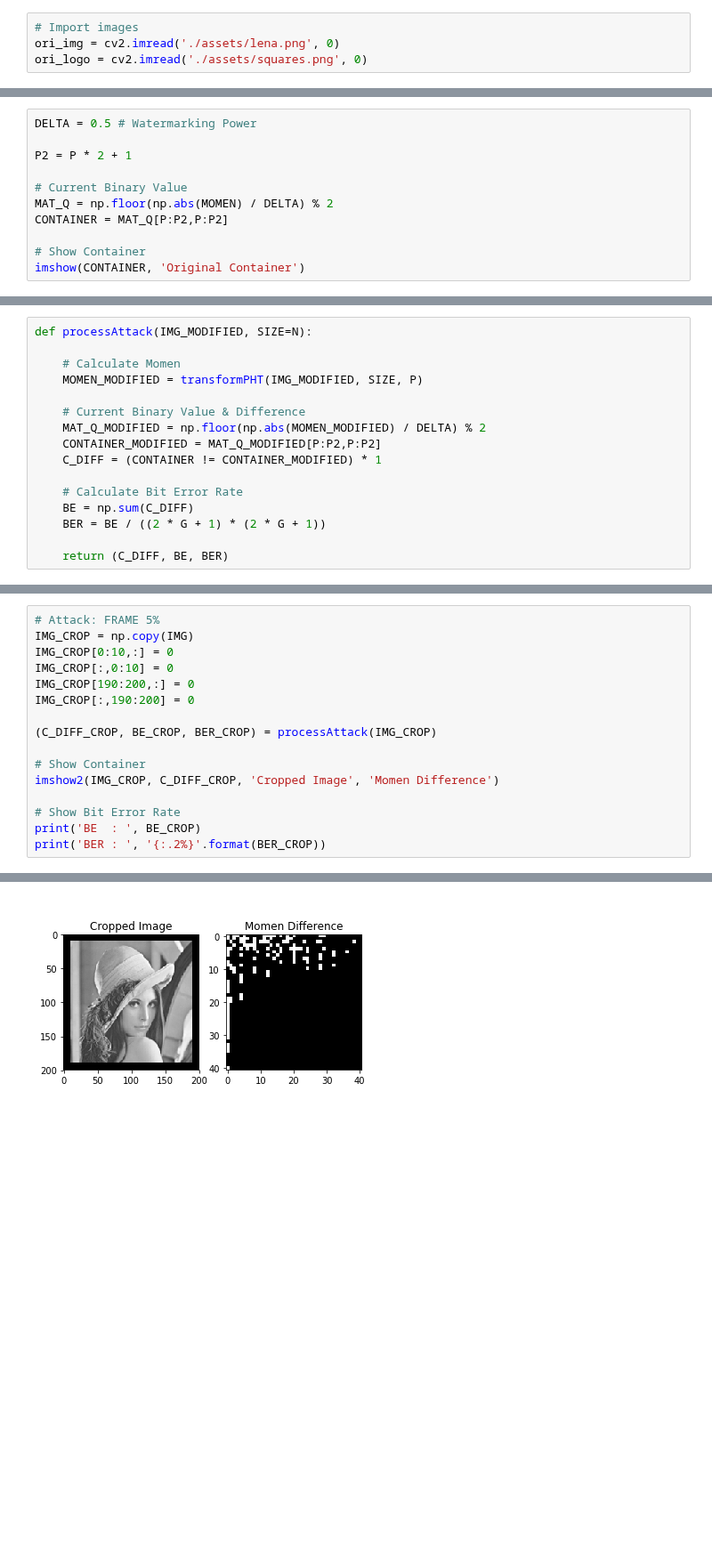
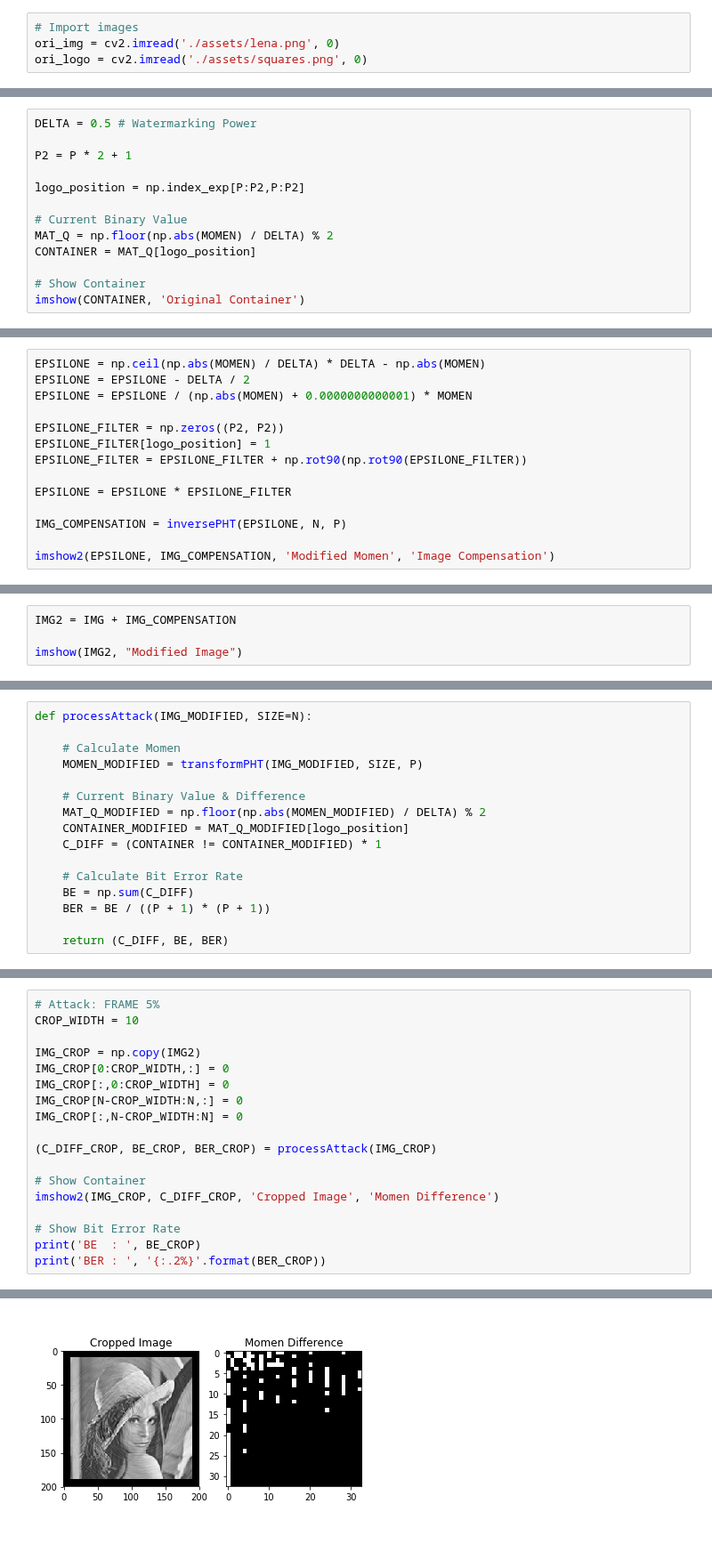
Before and after one commit to hanifanm/jupyter-pht-riw, a Jupyter notebook: PHT_RIW - Momen Robustness.ipynb, the cells around one changed output, grey strips where cells are left out. Shown at 89% size. Cells and saved outputs as stored; diff of their text form; blank space fills up the shorter version.

```diff
--- a/PHT_RIW - Momen Robustness.ipynb
+++ b/PHT_RIW - Momen Robustness.ipynb
@@ -35,9 +34,11 @@ DELTA = 0.5 # Watermarking Power
 
 P2 = P * 2 + 1
 
+logo_position = np.index_exp[P:P2,P:P2]
+
 # Current Binary Value
 MAT_Q = np.floor(np.abs(MOMEN) / DELTA) % 2
-CONTAINER = MAT_Q[P:P2,P:P2]
+CONTAINER = MAT_Q[logo_position]
 
 # Show Container
 imshow(CONTAINER, 'Original Container')
@@ -45,0 +47,14 @@ imshow(CONTAINER, 'Original Container')
+# %%
+EPSILONE = np.ceil(np.abs(MOMEN) / DELTA) * DELTA - np.abs(MOMEN)
+EPSILONE = EPSILONE - DELTA / 2
+EPSILONE = EPSILONE / (np.abs(MOMEN) + 0.0000000000001) * MOMEN
+
+EPSILONE_FILTER = np.zeros((P2, P2))
+EPSILONE_FILTER[logo_position] = 1
+EPSILONE_FILTER = EPSILONE_FILTER + np.rot90(np.rot90(EPSILONE_FILTER))
+
+EPSILONE = EPSILONE * EPSILONE_FILTER
+
+IMG_COMPENSATION = inversePHT(EPSILONE, N, P)
+
+imshow2(EPSILONE, IMG_COMPENSATION, 'Modified Momen', 'Image Compensation')
@@ -45,0 +64,4 @@ imshow(CONTAINER, 'Original Container')
+# %%
+IMG2 = IMG + IMG_COMPENSATION
+
+imshow(IMG2, "Modified Image")
@@ -51,11 +75,11 @@ def processAttack(IMG_MODIFIED, SIZE=N):
 
     # Current Binary Value & Difference
     MAT_Q_MODIFIED = np.floor(np.abs(MOMEN_MODIFIED) / DELTA) % 2
-    CONTAINER_MODIFIED = MAT_Q_MODIFIED[P:P2,P:P2]
+    CONTAINER_MODIFIED = MAT_Q_MODIFIED[logo_position]
     C_DIFF = (CONTAINER != CONTAINER_MODIFIED) * 1
 
     # Calculate Bit Error Rate
     BE = np.sum(C_DIFF)
-    BER = BE / ((2 * G + 1) * (2 * G + 1))
+    BER = BE / ((P + 1) * (P + 1))
 
     return (C_DIFF, BE, BER)
@@ -131,20 +175,22 @@ BE  :  165
 BER :  9.82%
 # %%
 # Attack: FRAME 5%
-IMG_CROP = np.copy(IMG)
-IMG_CROP[0:10,:] = 0
-IMG_CROP[:,0:10] = 0
-IMG_CROP[190:200,:] = 0
-IMG_CROP[:,190:200] = 0
+CROP_WIDTH = 10
+
+IMG_CROP = np.copy(IMG2)
+IMG_CROP[0:CROP_WIDTH,:] = 0
+IMG_CROP[:,0:CROP_WIDTH] = 0
+IMG_CROP[N-CROP_WIDTH:N,:] = 0
+IMG_CROP[:,N-CROP_WIDTH:N] = 0
 
 (C_DIFF_CROP, BE_CROP, BER_CROP) = processAttack(IMG_CROP)
 
 # Show Container
 imshow2(IMG_CROP, C_DIFF_CROP, 'Cropped Image', 'Momen Difference')
 
 # Show Bit Error Rate
 print('BE  : ', BE_CROP)
 print('BER : ', '{:.2%}'.format(BER_CROP))
 # %% [output]
 Progress: [####################] 100.0%
-[figure, old version]
+[figure, new version]
```
Also changed, not shown: parts of 13 cells of this notebook.
